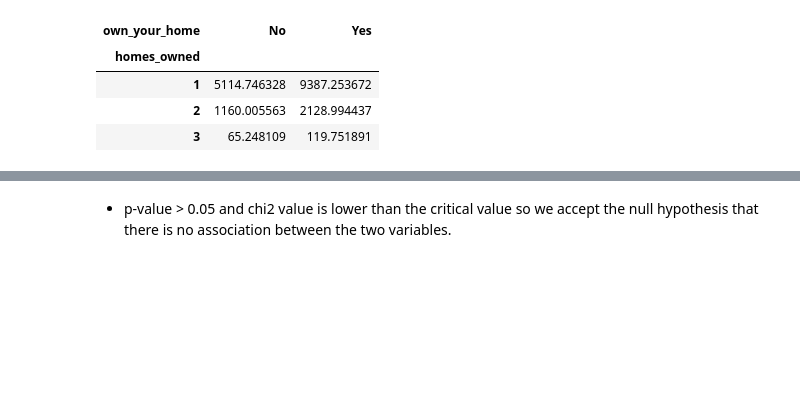
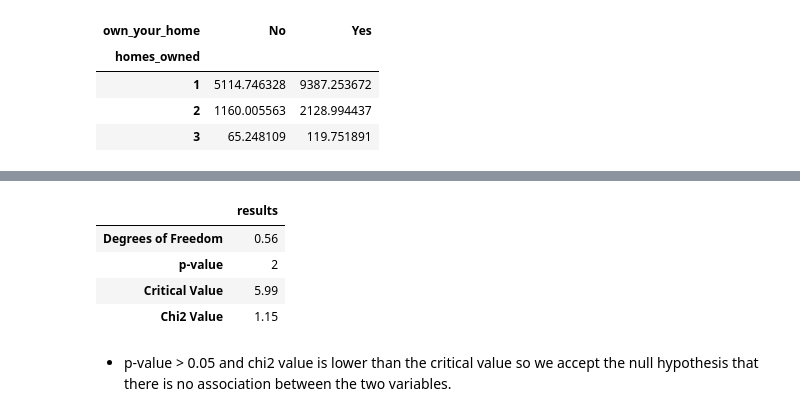
Before and after one commit to ocaoimh/hrc-mid-bootcamp-project, a Jupyter notebook: python/categoricals.ipynb, the cells around one changed output, grey strips where cells are left out. Cells and saved outputs as stored; diff of their text form; code cells hidden in the pictures; blank space fills up the shorter version.

```diff
--- a/python/categoricals.ipynb
+++ b/python/categoricals.ipynb
@@ -202,3 +243,18 @@ The expected frequencies are:
+# %%
+#results_list = ['Chi2 Value', 'Critical Value', 'Degrees of Freedom', 'p-value']
+results_list = ['Degrees of Freedom', 'p-value', 'Critical Value', 'Chi2 Value']
+results = pd.DataFrame({dof, "{:.2f}".format(p_value), "{:.2f}".format(stats.chi2.ppf(1 - 0.05, df=dof)), "{:.2f}".format(chi2)}, columns=['results'], index=results_list)
+
+#results = pd.DataFrame({"{:.2f}".format(chi2), "{:.2f}".format(stats.chi2.ppf(1 - 0.05, df=dof)), dof, p_value}, columns=['results'], index=results_list)
+#results.apply(lambda x: "{:.2f}".format(x))
+#results.round(2)
+results
+# %% [output]
+|  | results |
+| Degrees of Freedom | 0.56 |
+| p-value | 2 |
+| Critical Value | 5.99 |
+| Chi2 Value | 1.15 |
 # %% [markdown]
 - p-value > 0.05 and chi2 value is lower than the critical value so we accept the null hypothesis that there is no association between the two variables.
 # %% [markdown]
```
Also changed, not shown: parts of 20 cells of this notebook.
